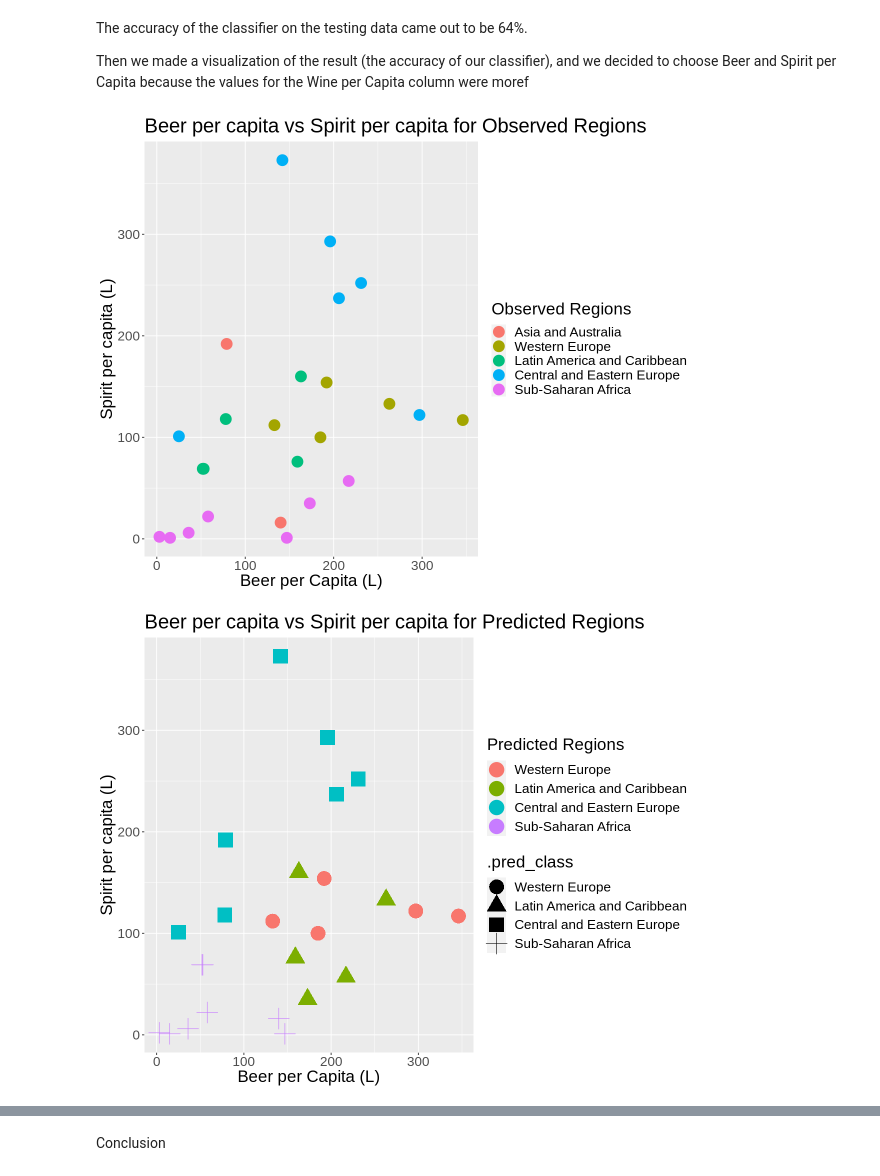
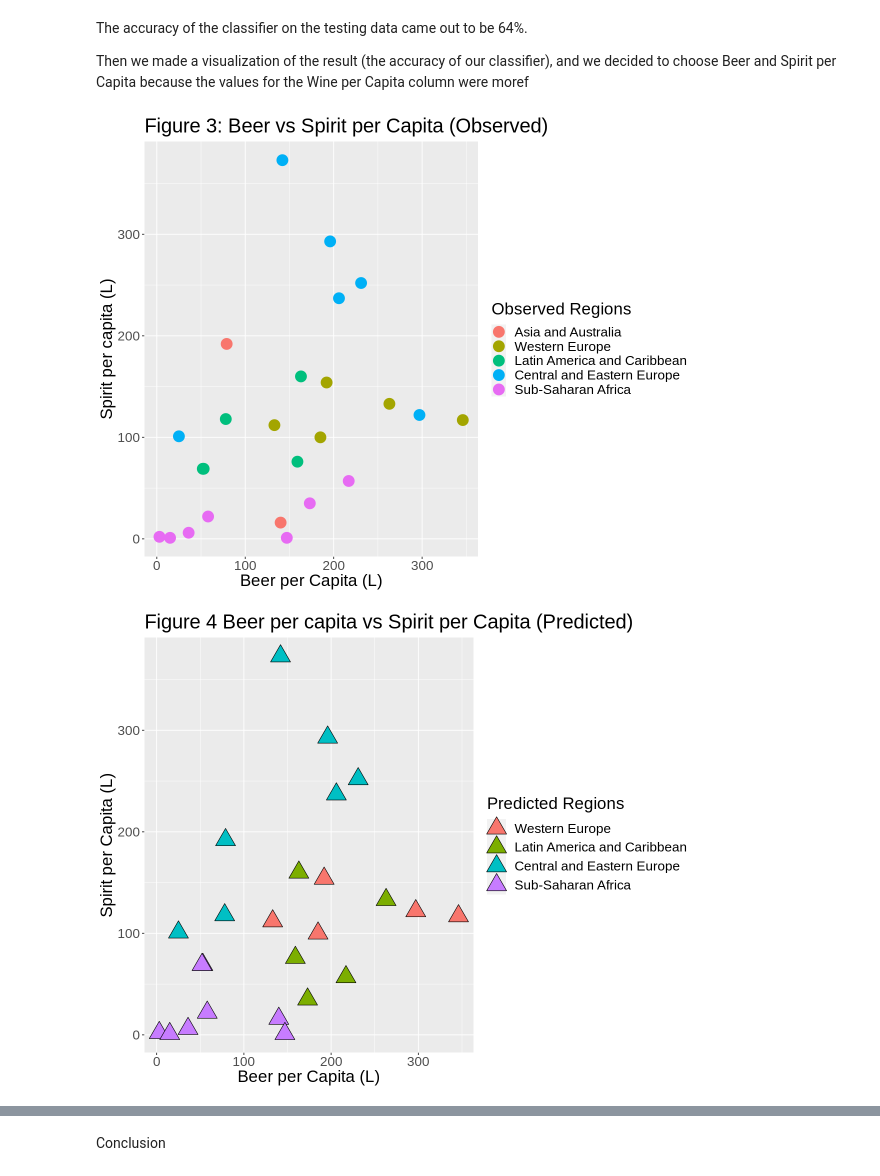
Before and after one commit to chloekim672/007-project-dsci-25-, a Jupyter notebook: dsciprojectfinal.ipynb, the cells around one changed output, grey strips where cells are left out. Drawn from its saved outputs; the diff is of its cells as text; code cells hidden in the pictures.

```diff
--- a/dsciprojectfinal.ipynb
+++ b/dsciprojectfinal.ipynb
@@ -369,22 +330,24 @@ vis_plot <- validation_predicted %>%
         ggplot(aes(x = Beer_PerCapita, y = Spirit_PerCapita, colour = Region)) +
         labs(x = "Beer per Capita (L)", y = "Spirit per capita (L)", colour = "Observed Regions") +
         geom_point(size = 6) +
-        ggtitle("Beer per capita vs Spirit per capita for Observed Regions") +
+        ggtitle("Figure 3: Beer vs Spirit per Capita (Observed)") +
         theme(text = element_text(size = 20))
 
 vis_plot
 # %% [output]
-[figure, old version]
+[figure, new version]
 # %%
 options(repr.plot.width = 10, repr.plot.height = 8)
 
+library(ggplot2)
+
 vis_plot2 <- validation_predicted %>%
-        ggplot(aes(x = Beer_PerCapita, y = Spirit_PerCapita, colour = .pred_class)) +
-        labs(x = "Beer per Capita (L)", y = "Spirit per capita (L)", colour = "Predicted Regions") +
-        geom_point(size = 8, aes(shape = .pred_class)) +
-        ggtitle("Beer per capita vs Spirit per capita for Predicted Regions ") +
+        ggplot(aes(x = Beer_PerCapita, y = Spirit_PerCapita, fill = .pred_class)) +
+        labs(x = "Beer per Capita (L)", y = "Spirit per Capita (L)", fill = "Predicted Regions") +
+        geom_point(size = 8, shape = 24) +
+        ggtitle("Figure 4 Beer per capita vs Spirit per Capita (Predicted) ") +
          theme(text = element_text(size = 20))
 
 vis_plot2
 # %% [output]
-[figure, old version]
+[figure, new version]
```
Also changed, not shown: parts of 16 cells of this notebook.
